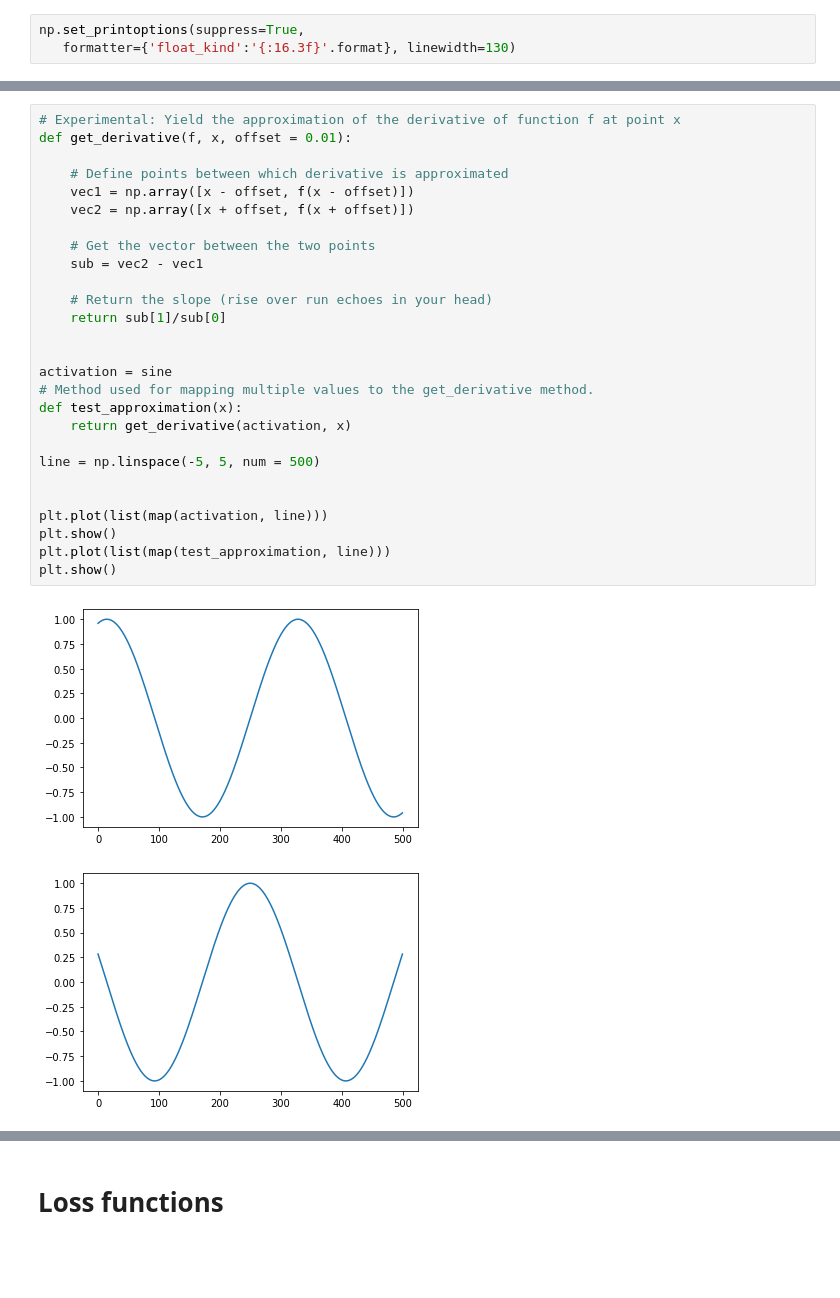
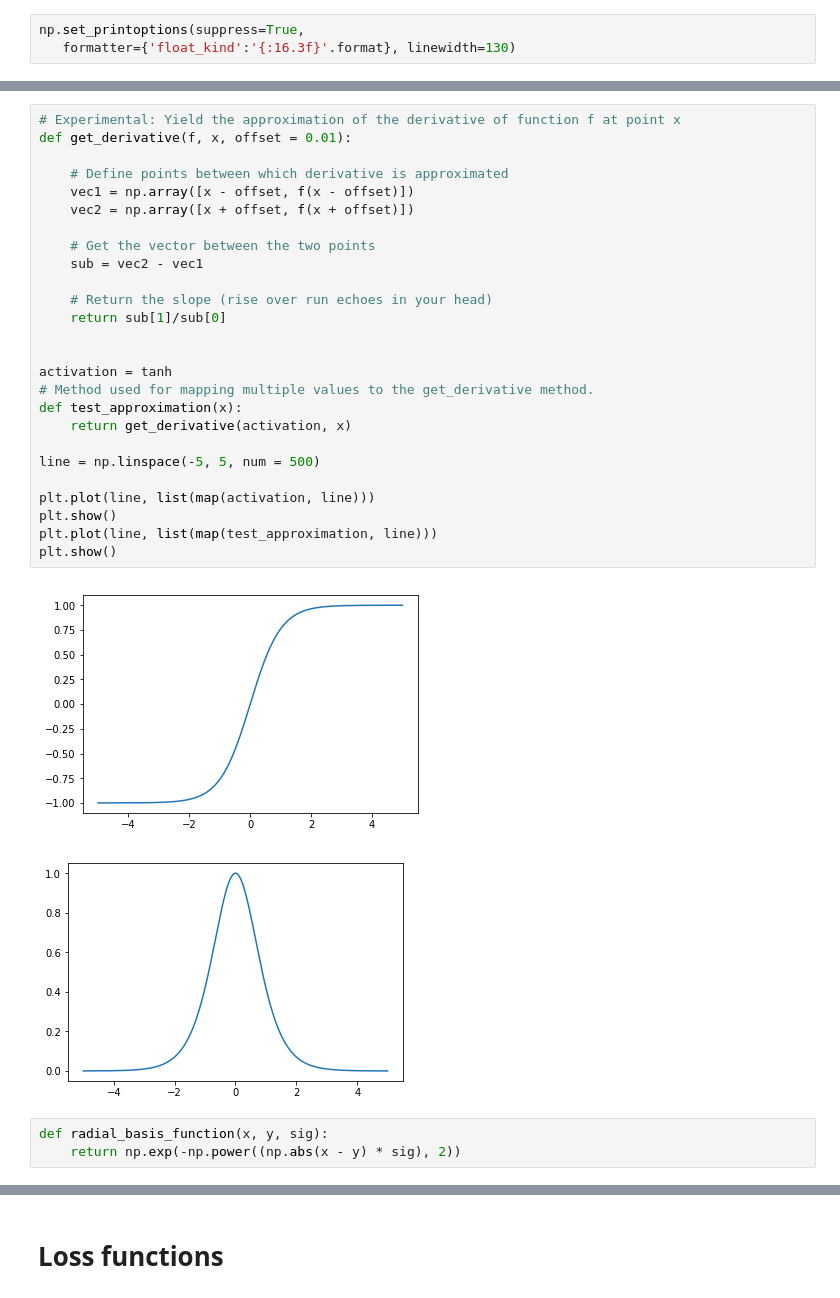
Before and after one commit to JoelSjoberg/Neural-NetworkInModules, a Jupyter notebook: Cluster loss.ipynb, the cells around one changed output, grey strips where cells are left out. Cells and saved outputs as stored; diff of their text form; blank space fills up the shorter version.

```diff
--- a/Cluster loss.ipynb
+++ b/Cluster loss.ipynb
@@ -29,30 +36,32 @@ def tanh(x):
 # %%
 # Experimental: Yield the approximation of the derivative of function f at point x
 def get_derivative(f, x, offset = 0.01):
 
     # Define points between which derivative is approximated
     vec1 = np.array([x - offset, f(x - offset)])
     vec2 = np.array([x + offset, f(x + offset)])
 
     # Get the vector between the two points
     sub = vec2 - vec1
 
     # Return the slope (rise over run echoes in your head)
     return sub[1]/sub[0]
 
 
-activation = sine
+activation = tanh
 # Method used for mapping multiple values to the get_derivative method.
 def test_approximation(x):
     return get_derivative(activation, x)
 
 line = np.linspace(-5, 5, num = 500)
 
-
-plt.plot(list(map(activation, line)))
+plt.plot(line, list(map(activation, line)))
 plt.show()
-plt.plot(list(map(test_approximation, line)))
+plt.plot(line, list(map(test_approximation, line)))
 plt.show()
 # %% [output]
-[figure, old version]
+[figure, new version]
-[figure, old version]
+[figure, new version]
+# %%
+def radial_basis_function(x, y, sig):
+    return np.exp(-np.power((np.abs(x - y) * sig), 2))
```
Also changed, not shown: parts of 27 cells of this notebook, 1 other file.
